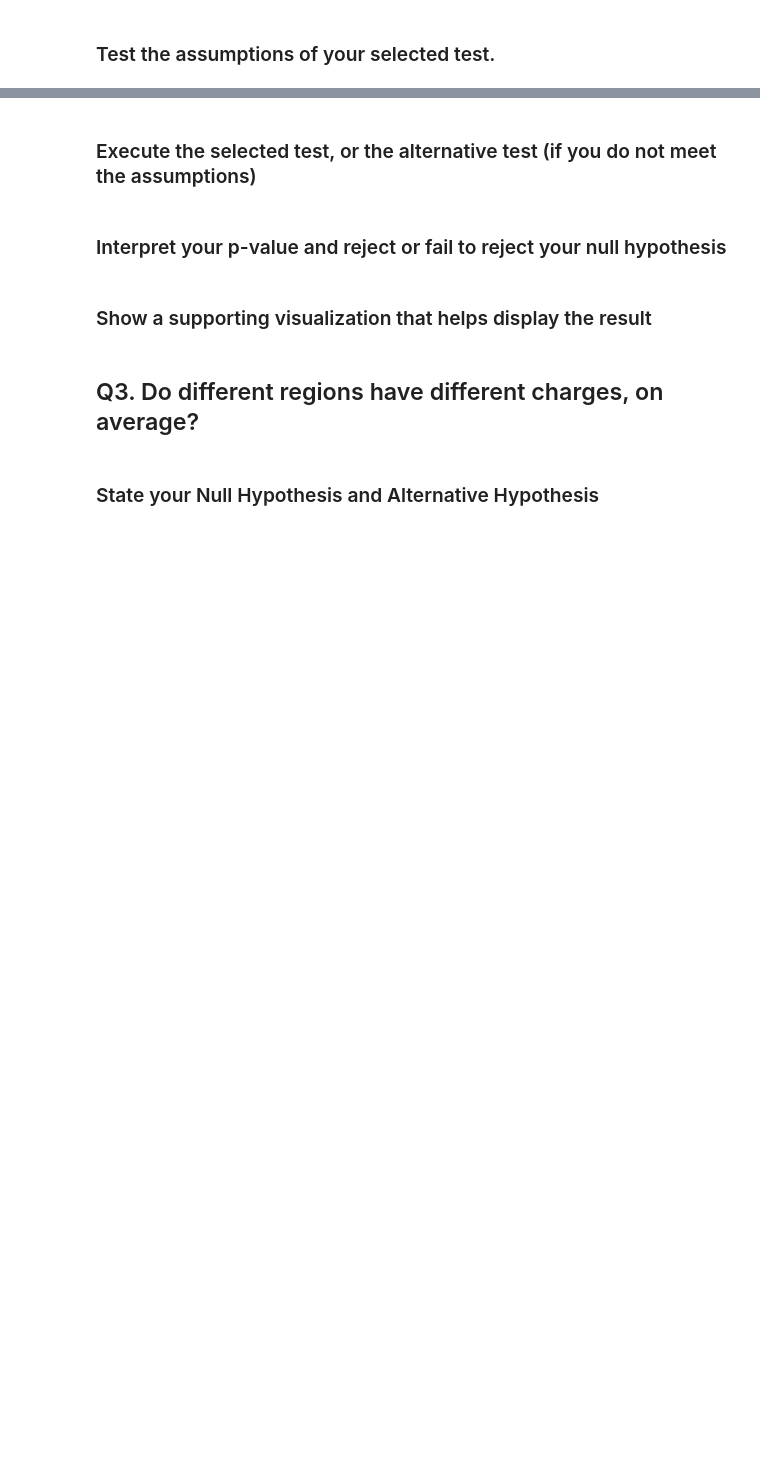
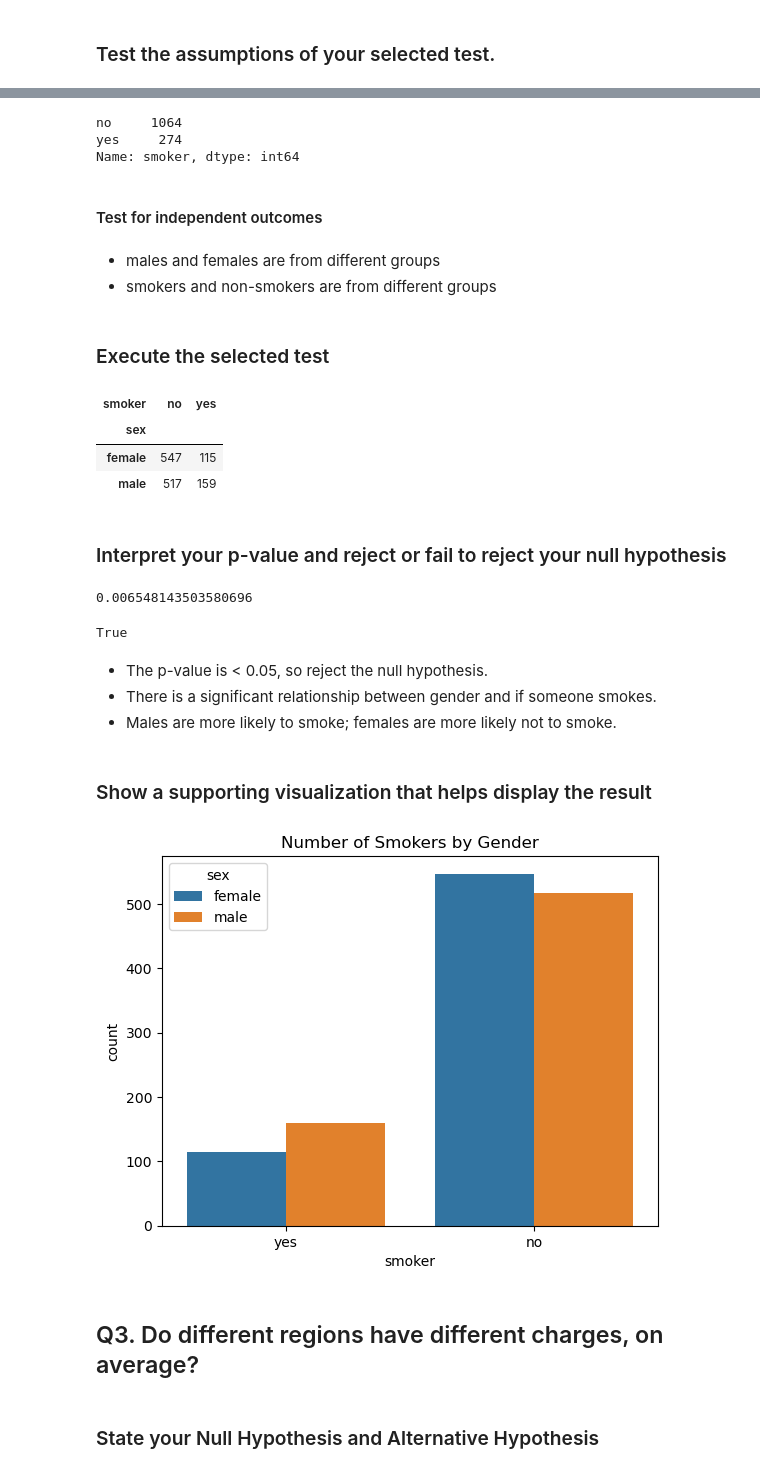
Before and after one commit to andreacohen7/US-Health-Insurance-Dataset, a Jupyter notebook: US Health Insurance.ipynb, the cells around one changed output, grey strips where cells are left out. Saved outputs shown, nothing was run; the diff lists cells and outputs as text; code cells hidden in the pictures; blank space fills up the shorter version.

```diff
--- a/US Health Insurance.ipynb
+++ b/US Health Insurance.ipynb
@@ -233,2 +269,22 @@ plt.title('Charges for Smokers vs Non-Smokers');
+# %%
+df['smoker'].value_counts()
+# %% [output]
+no     1064
+yes     274
+Name: smoker, dtype: int64
+# %% [markdown]
+#### Test for independent outcomes
+# %% [markdown]
+- males and females are from different groups
+- smokers and non-smokers are from different groups
 # %% [markdown]
-### Execute the selected test, or the alternative test (if you do not meet the assumptions)
+### Execute the selected test
+# %%
+# calculate the contingency table with pd.cross-tab
+table1 = pd.crosstab(df['sex'], df['smoker'])
+table1
+# %% [output]
+| smoker | no | yes |
+| sex |  |  |
+| female | 547 | 115 |
+| male | 517 | 159 |
@@ -235,7 +295,23 @@ plt.title('Charges for Smokers vs Non-Smokers');
 # %% [markdown]
 ### Interpret your p-value and reject or fail to reject your null hypothesis
+# %%
+# p-value
+print(p)
+p < 0.05
+# %% [output]
+0.006548143503580696
+True
+# %% [markdown]
+- The p-value is < 0.05, so reject the null hypothesis.
+- There is a significant relationship between gender and if someone smokes.
+- Males are more likely to smoke; females are more likely not to smoke.
 # %% [markdown]
 ### Show a supporting visualization that helps display the result
+# %%
+ax = sns.countplot(data = df, x = 'smoker', hue = 'sex')
+ax.set_title("Number of Smokers by Gender");
+# %% [output]
+[figure, added]
 # %% [markdown]
 ## Q3. Do different regions have different charges, on average?
 # %% [markdown]
```
Also changed, not shown: parts of 7 cells of this notebook.
